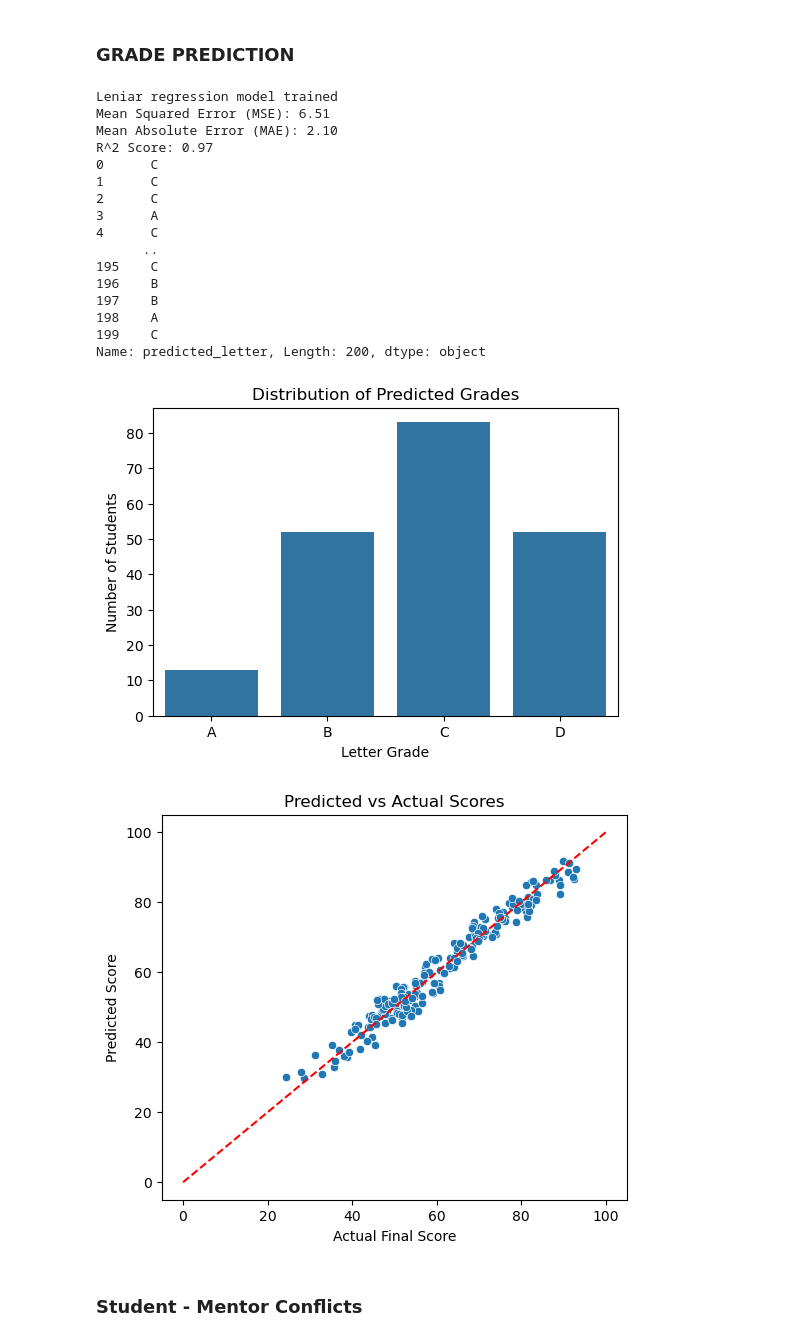
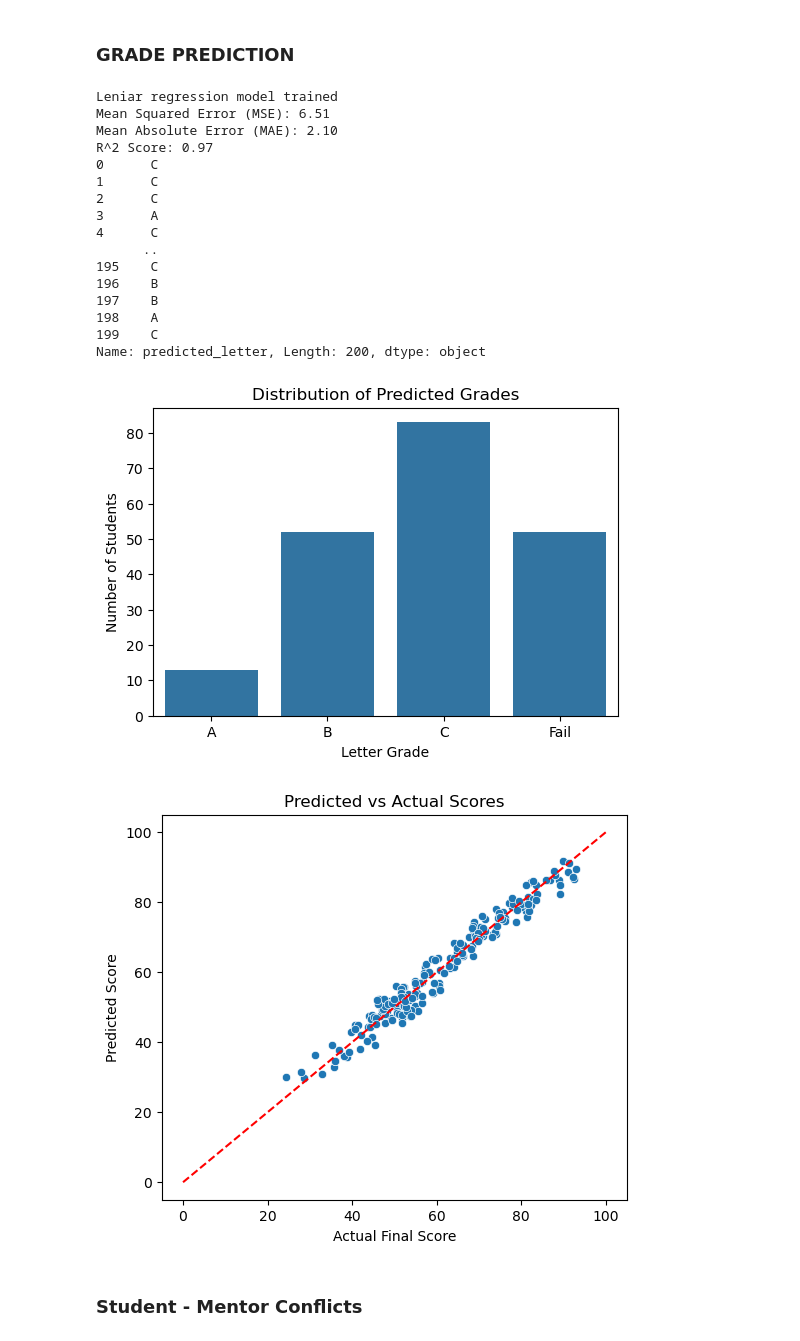
Before and after one commit to Sachin1229/Mentor_management_system, a Jupyter notebook: Week3/model.ipynb, the cells around one changed output. Saved outputs shown, nothing was run; the diff lists cells and outputs as text; code cells hidden in the pictures.

```diff
--- a/Week3/model.ipynb
+++ b/Week3/model.ipynb
@@ -340,7 +350,7 @@ def score_to_grade(score):
     if score >= 85: return 'A'
     elif score >= 70: return 'B'
     elif score >= 50: return 'C'
-    else: return 'D'
+    else: return 'Fail'
 y_pred_full = model.predict(x_scaled)
 df['predicted_grade'] = y_pred_full
 df['predicted_letter'] = df['predicted_grade'].apply(score_to_grade)
@@ -348,38 +358,38 @@ df['predicted_letter'] = df['predicted_grade'].apply(score_to_grade)
 print(df['predicted_letter'])
 
 plt.figure(figsize=(6,4))
-sns.countplot(data=df, x='predicted_letter', order=['A','B','C','D'])
+sns.countplot(data=df, x='predicted_letter', order=['A','B','C','Fail'])
 plt.title("Distribution of Predicted Grades")
 plt.xlabel("Letter Grade")
 plt.ylabel("Number of Students")
 plt.show()
 
 
 plt.figure(figsize=(6,5))
 sns.scatterplot(x=df['final_score'], y=df['predicted_grade'])
 plt.xlabel("Actual Final Score")
 plt.ylabel("Predicted Score")
 plt.title("Predicted vs Actual Scores")
 plt.plot([0, 100], [0, 100], color='red', linestyle='--')  # ideal line
 plt.show()
 # %% [output]
 Leniar regression model trained
 Mean Squared Error (MSE): 6.51
 Mean Absolute Error (MAE): 2.10
 R^2 Score: 0.97
 0      C
 1      C
 2      C
 3      A
 4      C
       ..
 195    C
 196    B
 197    B
 198    A
 199    C
 Name: predicted_letter, Length: 200, dtype: object
-[figure, old version]
+[figure, new version]
 [figure]
 # %% [markdown]
 ### Student - Mentor Conflicts
```
Also changed, not shown: parts of 1 cell of this notebook.
